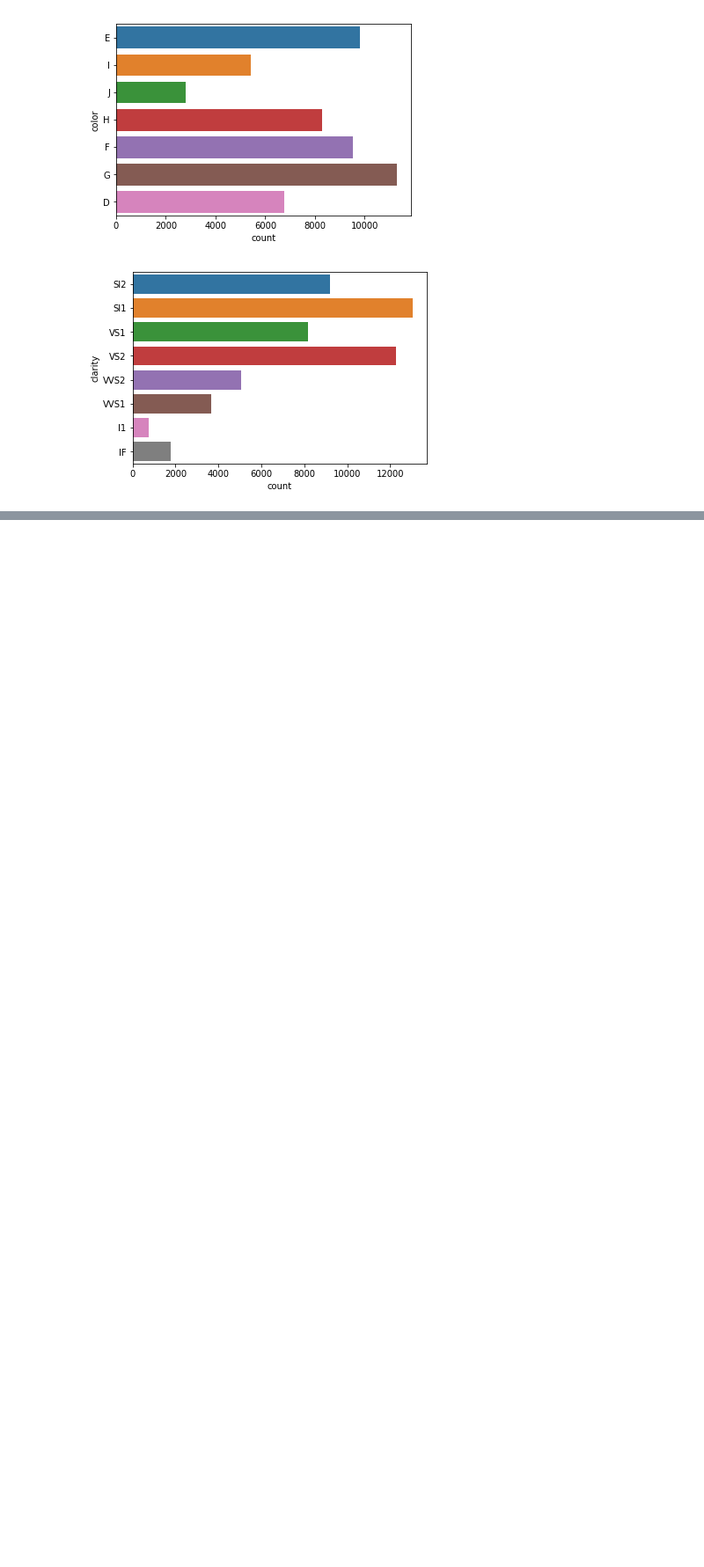
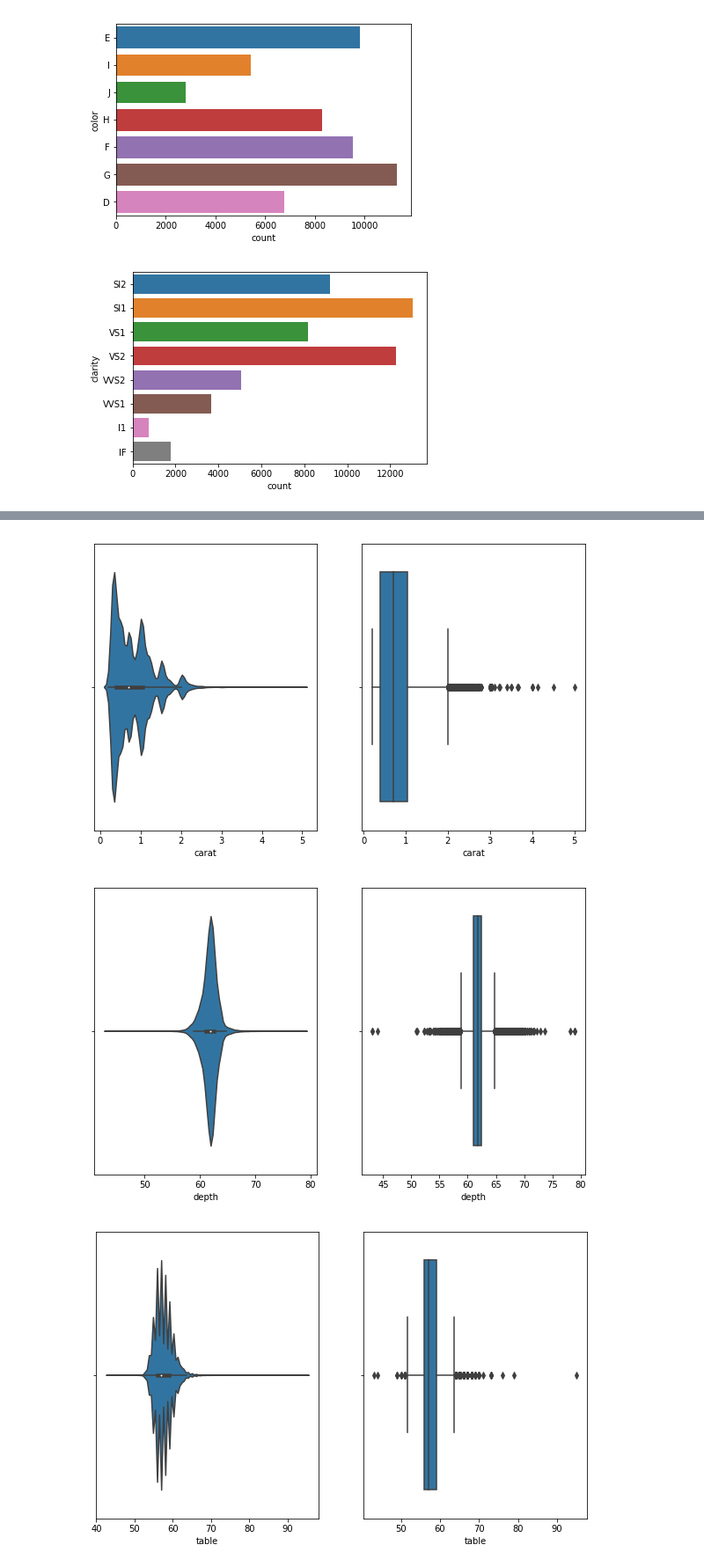
Before and after one commit to RM-RITIK/diamond_regression_problem, a Jupyter notebook: Diamonds.ipynb, the cells around one changed output, grey strips where cells are left out. Shown at 88% size. Drawn from its saved outputs; the diff is of its cells as text; code cells hidden in the pictures; blank space fills up the shorter version.

```diff
--- a/Diamonds.ipynb
+++ b/Diamonds.ipynb
@@ -80,0 +83,12 @@ for feature in df.dtypes[df.dtypes == object].index:
+# %%
+for feature in df.dtypes[df.dtypes != object].index:
+    plt.figure(figsize = (10, 6))
+    plt.subplot(1,2,1)
+    sns.violinplot(x = feature, data = df)
+    plt.subplot(1,2,2)
+    sns.boxplot(x = feature, data = df)
+    plt.show()
+# %% [output]
+[figure, added]
+[figure, added]
+[figure, added]
```
Also changed, not shown: parts of 11 cells of this notebook, 1 other file.
